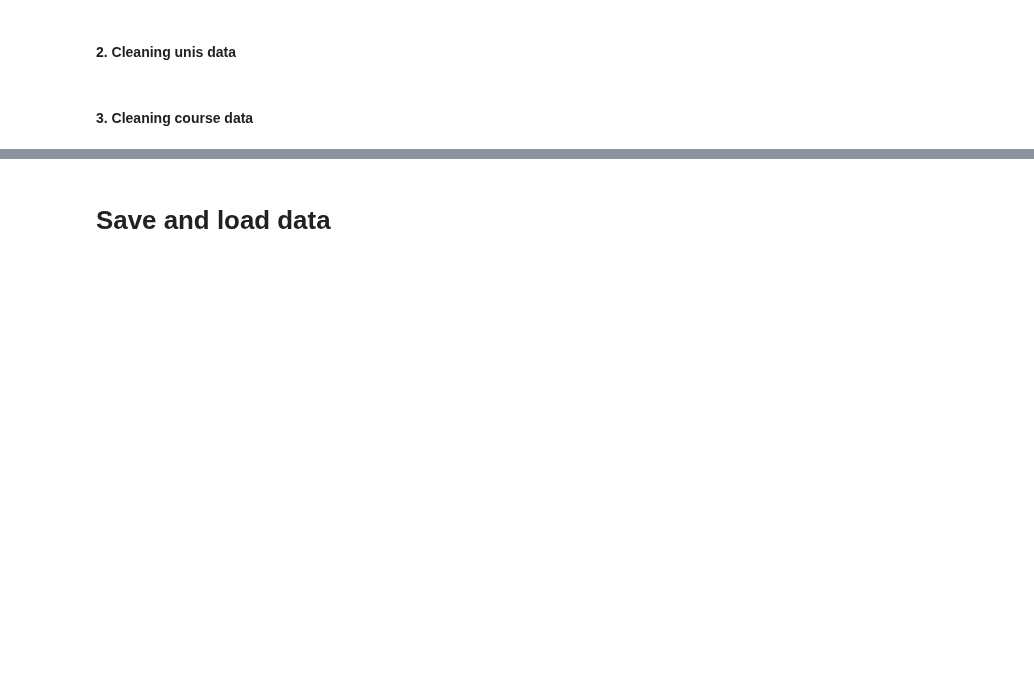
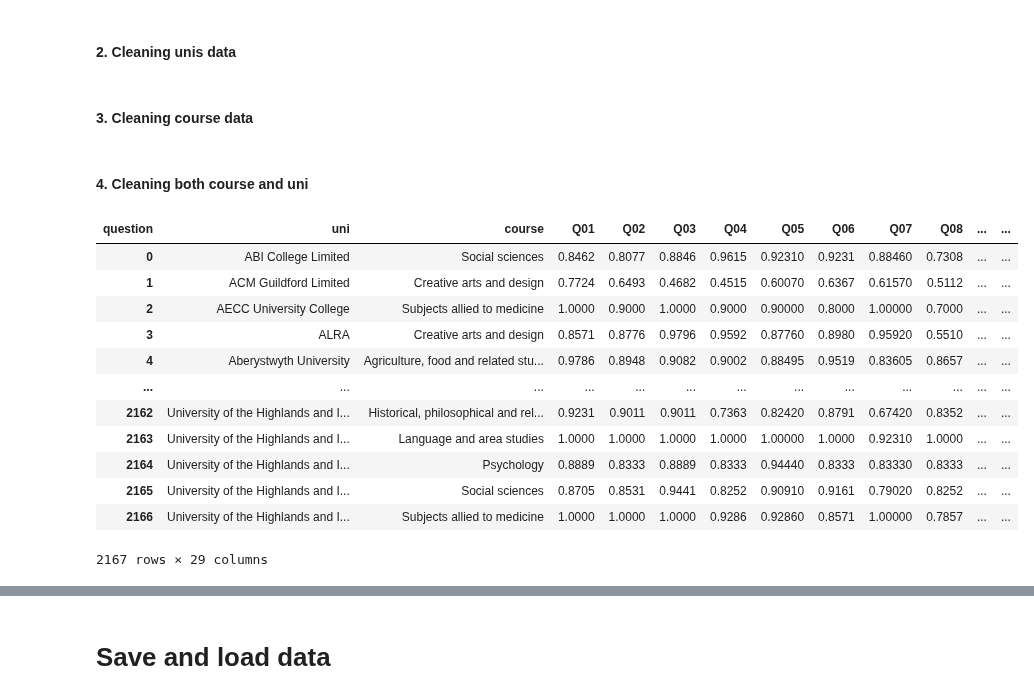
Before and after one commit to szelesaron/dissertation-code, a Jupyter notebook: cleaning.ipynb, the cells around one changed output, grey strips where cells are left out. Saved outputs shown, nothing was run; the diff lists cells and outputs as text; code cells hidden in the pictures; blank space fills up the shorter version.

```diff
--- a/cleaning.ipynb
+++ b/cleaning.ipynb
@@ -212,3 +216,49 @@ course_2122.iloc[:,1:] = (course_21.iloc[:,1:] + course_22.iloc[:,1:])/2
 
 course_1819 = course_1819.infer_objects() #make sure that values are stored as floats
 course_2122 = course_2122.infer_objects()
+# %% [markdown]
+#### 4. Cleaning both course and uni
+# %%
+def clean_courses_and_unis(file, sheet, question_numbers, new_data):
+    df = file.get(sheet).copy()
+    #21-22 files do not include last column
+    if new_data:
+        df.drop([0,2,4,6,7,8,9,10,11,12,14,15,16], inplace = True, axis = "columns") #drop not needed stuff
+    else:
+        df.drop([0,2,4,6,7,8,9,10,11,12,14,15,16,17], inplace = True, axis = "columns") #drop not needed stuff
+    df.rename(columns = {1: "uni", 3: "course", 5:"question", 13: "result"}, inplace = True) #rename so I actually know what is what
+
+    #make questions into feature grouped by uni and course
+    df = pd.pivot_table(df, values = 'result', index=['uni','course'], columns ="question").reset_index()
+
+    #some files weirdly record scale or NHS as well
+    if "Scale01" in df.columns:
+        df.drop(["Scale01","Scale02","Scale03","Scale04","Scale05","Scale06","Scale07","Scale08"],
+            inplace = True, axis = "columns") #drop not needed stuff
+    if "ScaleNHS" in df.columns:
+        df.drop(["ScaleNHS"], inplace = True, axis = "columns")
+    if "NHS1" in df.columns:
+        df.drop(["NHS1", "NHS2", "NHS3", "NHS4", "NHS5", "NHS6"], inplace = True, axis = "columns")
+
+    return df
+# %%
+course_and_uni_18 = clean_courses_and_unis(course_data_18, CHOSEN_SHEETS_COURSE[0], CHOSEN_SHEETS_UNIS, False)
+course_and_uni_19 = clean_courses_and_unis(course_data_19, CHOSEN_SHEETS_COURSE[0], CHOSEN_SHEETS_UNIS, False)
+course_and_uni_21 = clean_courses_and_unis(course_data_21, CHOSEN_SHEETS_COURSE[0], CHOSEN_SHEETS_UNIS, True)
+course_and_uni_22 = clean_courses_and_unis(course_data_22, CHOSEN_SHEETS_COURSE[0], CHOSEN_SHEETS_UNIS, True)
+# %%
+course_and_uni_18
+# %% [output]
+| question | uni | course | Q01 | Q02 | Q03 | Q04 | Q05 | Q06 | Q07 | Q08 | ... | ... |
+| 0 | ABI College Limited | Social sciences | 0.8462 | 0.8077 | 0.8846 | 0.9615 | 0.92310 | 0.9231 | 0.88460 | 0.7308 | ... | ... |
+| 1 | ACM Guildford Limited | Creative arts and design | 0.7724 | 0.6493 | 0.4682 | 0.4515 | 0.60070 | 0.6367 | 0.61570 | 0.5112 | ... | ... |
+| 2 | AECC University College | Subjects allied to medicine | 1.0000 | 0.9000 | 1.0000 | 0.9000 | 0.90000 | 0.8000 | 1.00000 | 0.7000 | ... | ... |
+| 3 | ALRA | Creative arts and design | 0.8571 | 0.8776 | 0.9796 | 0.9592 | 0.87760 | 0.8980 | 0.95920 | 0.5510 | ... | ... |
+| 4 | Aberystwyth University | Agriculture, food and related stu... | 0.9786 | 0.8948 | 0.9082 | 0.9002 | 0.88495 | 0.9519 | 0.83605 | 0.8657 | ... | ... |
+| ... | ... | ... | ... | ... | ... | ... | ... | ... | ... | ... | ... | ... |
+| 2162 | University of the Highlands and I... | Historical, philosophical and rel... | 0.9231 | 0.9011 | 0.9011 | 0.7363 | 0.82420 | 0.8791 | 0.67420 | 0.8352 | ... | ... |
+| 2163 | University of the Highlands and I... | Language and area studies | 1.0000 | 1.0000 | 1.0000 | 1.0000 | 1.00000 | 1.0000 | 0.92310 | 1.0000 | ... | ... |
+| 2164 | University of the Highlands and I... | Psychology | 0.8889 | 0.8333 | 0.8889 | 0.8333 | 0.94440 | 0.8333 | 0.83330 | 0.8333 | ... | ... |
+| 2165 | University of the Highlands and I... | Social sciences | 0.8705 | 0.8531 | 0.9441 | 0.8252 | 0.90910 | 0.9161 | 0.79020 | 0.8252 | ... | ... |
+| 2166 | University of the Highlands and I... | Subjects allied to medicine | 1.0000 | 1.0000 | 1.0000 | 0.9286 | 0.92860 | 0.8571 | 1.00000 | 0.7857 | ... | ... |
+2167 rows × 29 columns
```
Also changed, not shown: parts of 5 cells of this notebook.
